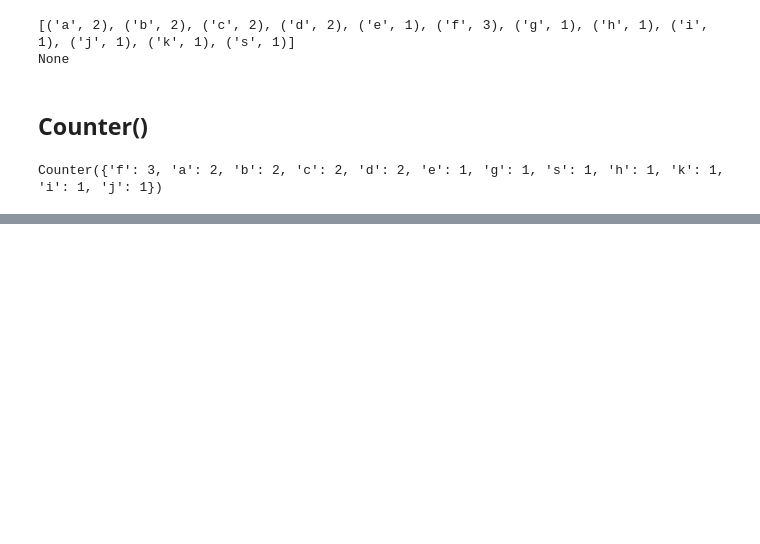
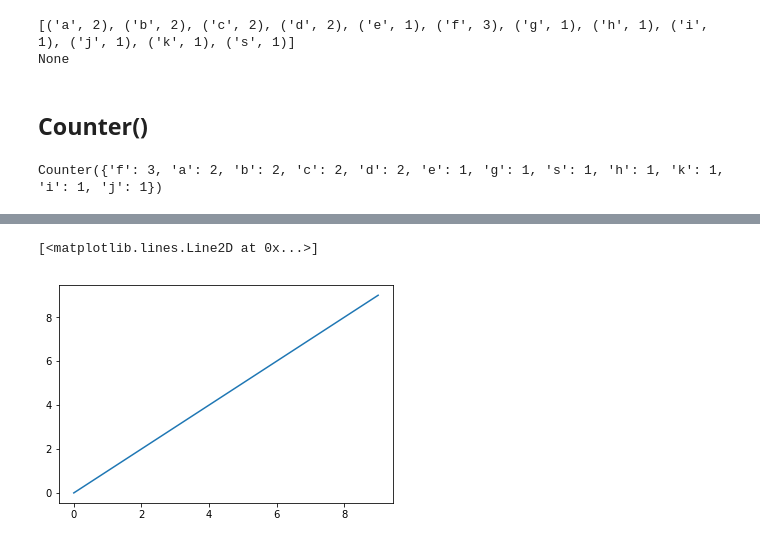
Before and after one commit to ybgm/Python, a Jupyter notebook: Python_practice.ipynb, the cells around one changed output, grey strips where cells are left out. Drawn from its saved outputs; the diff is of its cells as text; code cells hidden in the pictures; blank space fills up the shorter version.

```diff
--- a/Python_practice.ipynb
+++ b/Python_practice.ipynb
@@ -1262,0 +1557,5 @@ Counter({'f': 3, 'a': 2, 'b': 2, 'c': 2, 'd': 2, 'e': 1, 'g': 1, 's': 1, 'h': 1,
+# %%
+plt.plot(range(10))
+# %% [output]
+[<matplotlib.lines.Line2D at 0x...>]
+[figure, added]
```
Also changed, not shown: parts of 40 cells of this notebook.
